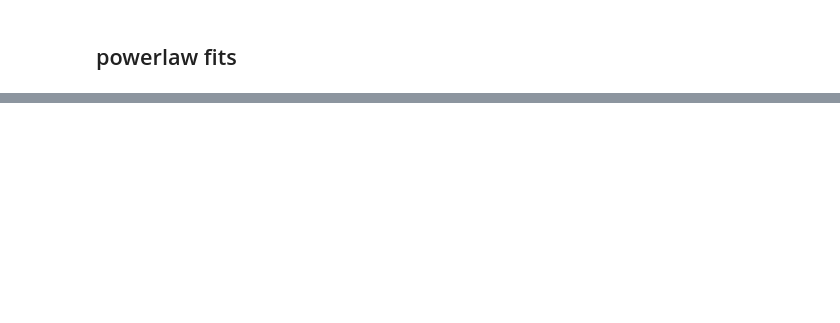
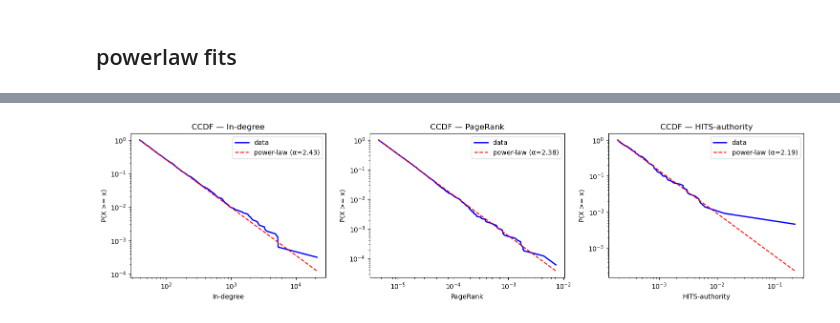
Before and after one commit to vinwiegman/thesis-project, a Jupyter notebook: notebooks/1- eigen_onderzoek.ipynb, the cells around one changed output, grey strips where cells are left out. Saved outputs shown, nothing was run; the diff lists cells and outputs as text; code cells hidden in the pictures; blank space fills up the shorter version.

```diff
--- a/notebooks/1- eigen_onderzoek.ipynb
+++ b/notebooks/1- eigen_onderzoek.ipynb
@@ -98,3 +99,12 @@ aantal WCCs:       67,837
 grootste WCC:      526,576 knopen (78.06%)
 2e grootste WCC:   33
 aantal singletons: 0
+# %%
+# sterke componenten
+sccs = list(nx.strongly_connected_components(G_jur))
+scc_sizes = sorted([len(c) for c in sccs], reverse=True)
+
+print(f'aantal SCCs:       {len(sccs):,}')
+print(f'grootste SCC:      {scc_sizes[0]:,} knopen ({scc_sizes[0]/G_jur.number_of_nodes()*100:.4f}%)')
+print(f'2e grootste SCC:   {scc_sizes[1] if len(scc_sizes) > 1 else 0:,}')
+print(f'aantal singletons: {sum(1 for s in scc_sizes if s == 1):,}')
@@ -225,3 +359,11 @@ Verdeling van authority: Deze wijkt opvallend af van de andere twee en heeft mee
 import powerlaw
 import warnings
 warnings.filterwarnings('ignore')
+# %%
+fits = {}
+
+for col in ['in_degree', 'pagerank', 'authority']:
+    vals = df_scores[col].values
+    vals = vals[vals > 0]
+
+    fits[col] = powerlaw.Fit(vals, discrete=False, verbose=False)
@@ -227,0 +415,17 @@ warnings.filterwarnings('ignore')
+# %%
+fig, axes = plt.subplots(1, 3, figsize=(15, 4))
+
+for ax, (col, name) in zip(axes, [('in_degree', 'In-degree'),
+                                   ('pagerank', 'PageRank'),
+                                   ('authority', 'HITS-authority')]):
+    fit = fits[col]
+    fit.plot_ccdf(ax=ax, color='blue', linewidth=2, label='data')
+    fit.power_law.plot_ccdf(ax=ax, color='red', linestyle='--', label=f'power-law (α={fit.alpha:.2f})')
+    ax.set_xlabel(name)
+    ax.set_ylabel('P(X >= x)')
+    ax.set_title(f'CCDF — {name}')
+    ax.legend()
+plt.tight_layout()
+plt.show()
+# %% [output]
+[figure, added]
```
Also changed, not shown: parts of 31 cells of this notebook.
